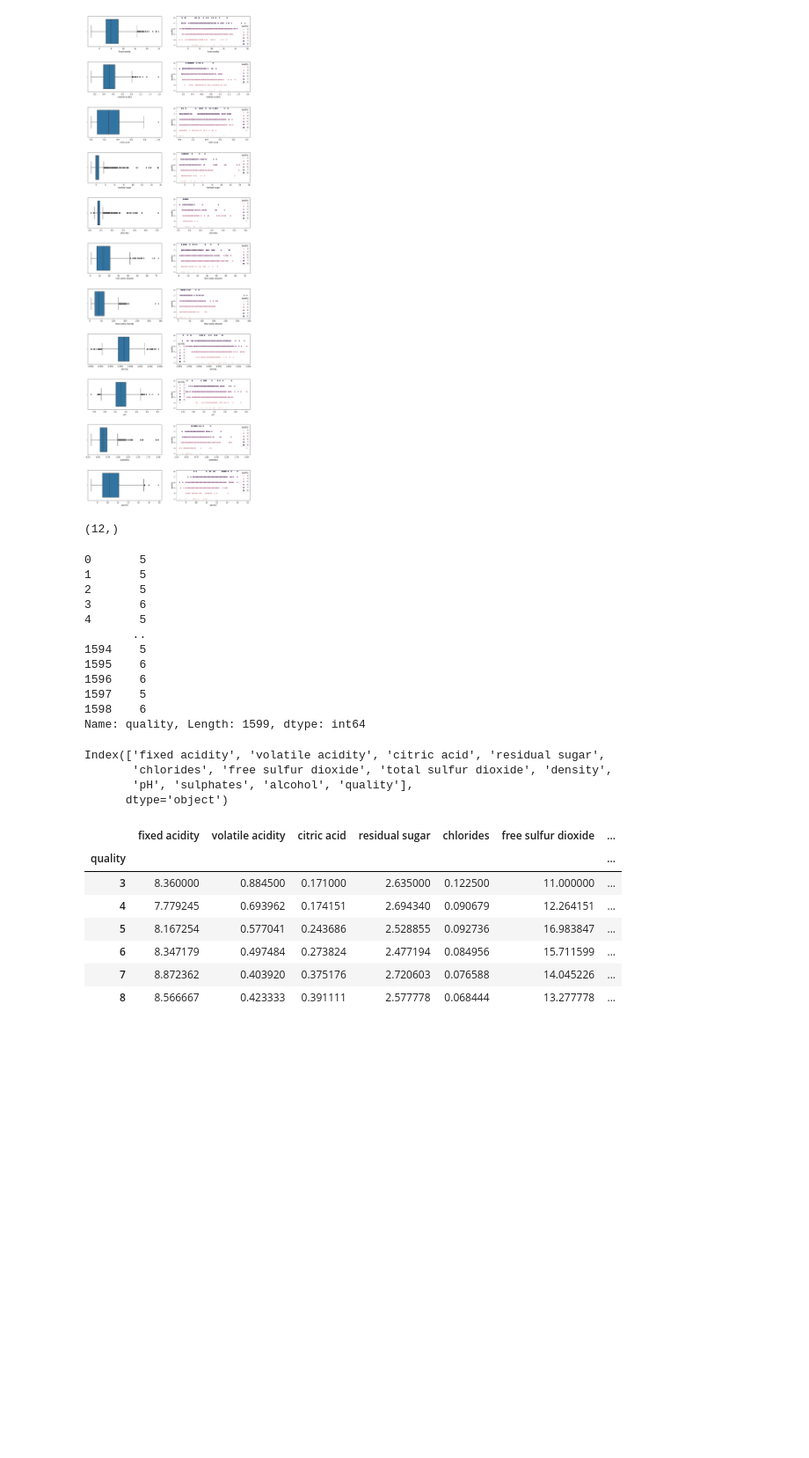
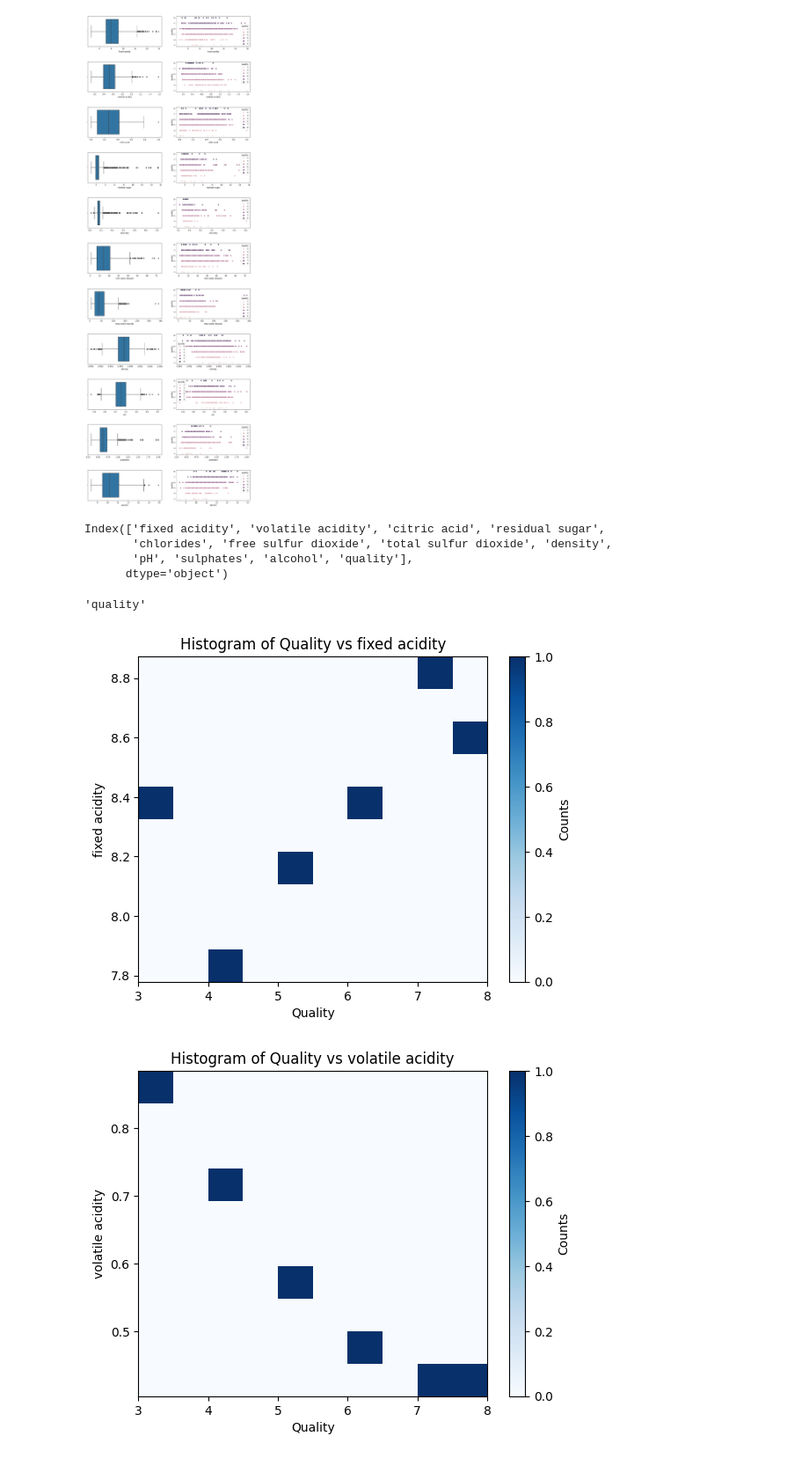
Before and after one commit to asheshh-lal/Predict-Wine-Quality, a Jupyter notebook: Model-to-predict-the-quality-of-wine.ipynb, the cells around one changed output. Shown at 88% size. Cells and saved outputs as stored; diff of their text form; code cells hidden in the pictures; blank space fills up the shorter version.

```diff
--- a/Model-to-predict-the-quality-of-wine.ipynb
+++ b/Model-to-predict-the-quality-of-wine.ipynb
@@ -81,25 +86,6 @@ for i in range(11) :
     sns.scatterplot(x=df.columns[i], y='quality', data=df, hue='quality', ax=ax[i, 1])
 # %% [output]
 [figure]
-# %%
-df.columns.shape
-# %% [output]
-(12,)
-# %%
-df['quality']
-# %% [output]
-0       5
-1       5
-2       5
-3       6
-4       5
-       ..
-1594    5
-1595    6
-1596    6
-1597    5
-1598    6
-Name: quality, Length: 1599, dtype: int64
 # %%
 df.columns
 # %% [output]
@@ -108,14 +94,20 @@ Index(['fixed acidity', 'volatile acidity', 'citric acid', 'residual sugar',
        'pH', 'sulphates', 'alcohol', 'quality'],
       dtype='object')
 # %%
-a = df.groupby('quality').mean()
-a
+a = df.groupby('quality', as_index=False).mean()
+a.columns[0]
 # %% [output]
-|  | fixed acidity | volatile acidity | citric acid | residual sugar | chlorides | free sulfur dioxide | ... |
-| quality |  |  |  |  |  |  | ... |
-| 3 | 8.360000 | 0.884500 | 0.171000 | 2.635000 | 0.122500 | 11.000000 | ... |
-| 4 | 7.779245 | 0.693962 | 0.174151 | 2.694340 | 0.090679 | 12.264151 | ... |
-| 5 | 8.167254 | 0.577041 | 0.243686 | 2.528855 | 0.092736 | 16.983847 | ... |
-| 6 | 8.347179 | 0.497484 | 0.273824 | 2.477194 | 0.084956 | 15.711599 | ... |
-| 7 | 8.872362 | 0.403920 | 0.375176 | 2.720603 | 0.076588 | 14.045226 | ... |
-| 8 | 8.566667 | 0.423333 | 0.391111 | 2.577778 | 0.068444 | 13.277778 | ... |
+'quality'
+# %%
+# plotting the different metrics for quality vs all other columns in the table
+
+for i in a.columns[1:]:
+    plt.hist2d(x=a['quality'], y=a[i], cmap=plt.cm.Blues)
+    plt.colorbar(label='Counts')
+    plt.xlabel('Quality')
+    plt.ylabel(i)
+    plt.title(f'Histogram of Quality vs {i}')
+    plt.show()
+# %% [output]
+[figure, added]
+[figure, added]
```
Also changed, not shown: parts of 8 cells of this notebook.
